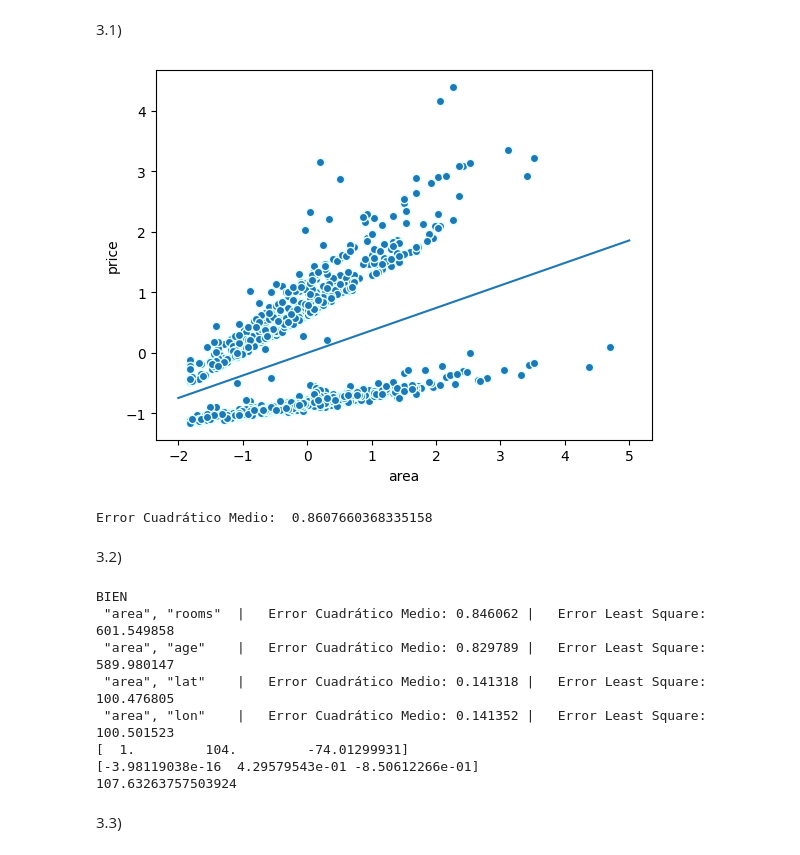
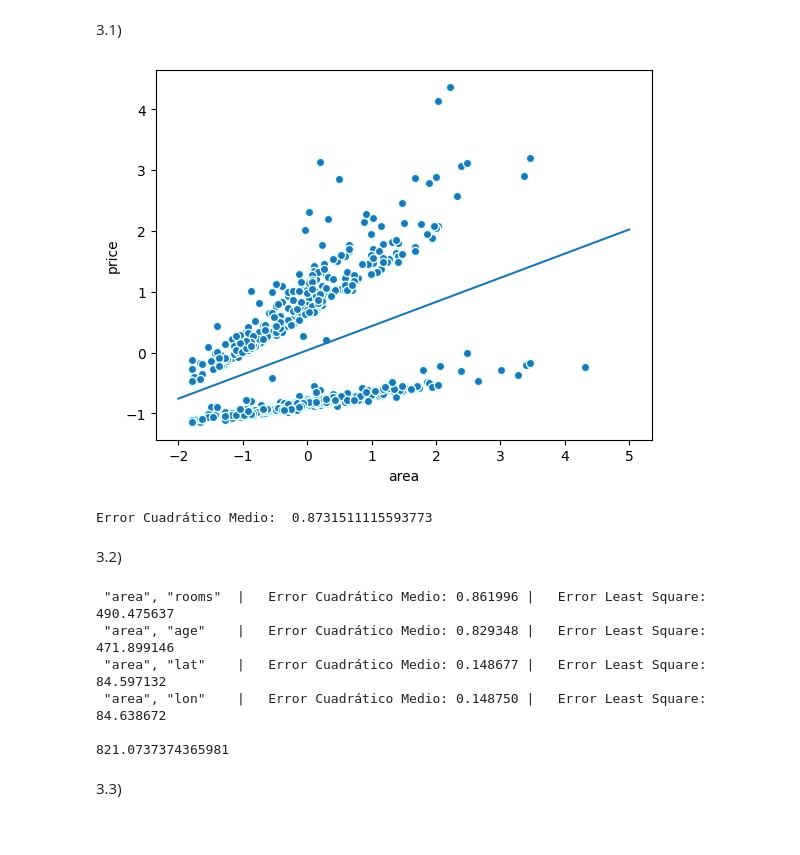
Before and after one commit to NazaGonella/TP01-machine-learning, a Jupyter notebook: Entrega_TP1.ipynb, the cells around one changed output. Drawn from its saved outputs; the diff is of its cells as text; code cells hidden in the pictures.

```diff
--- a/Entrega_TP1.ipynb
+++ b/Entrega_TP1.ipynb
@@ -137,11 +137,11 @@ En el gráfico anterior se observa una correlación entre el aumento del precio
 # %% [markdown]
 1.3) Utilizo un dataset normalizado
 # %%
-processed_data_normalized : data_handler.ProcessedData = data_handler.ProcessedData(correct_data_types=True, normalize=True, area_units='m2') # Contiene los datos normalizados, con los tipos corregidos, y unidades unificadas.
+processed_data_normalized_nona : data_handler.ProcessedData = data_handler.ProcessedData(correct_data_types=True, normalize=True, area_units='m2', remove_na_rows=True) # Contiene los datos normalizados, con los tipos corregidos, y unidades unificadas.
 
 train : pd.DataFrame
 validation : pd.DataFrame
-train, validation = data_handler.get_train_and_validation_sets(processed_data_normalized.casas_dev, train_fraction=0.8, seed=42)
+train, validation = data_handler.get_train_and_validation_sets(processed_data_normalized_nona.casas_dev, train_fraction=0.8, seed=42)
 
 print("Cantidad de muestras del set de entrenamiento: ", train.shape[0])
 print("Cantidad de muestras del set de validación:    ", validation.shape[0])
@@ -155,49 +154,55 @@ Cantidad de muestras del set de validación:     180
 # %% [markdown]
 3.1)
 # %%
-casas_dev : pd.DataFrame = processed_data_normalized.casas_dev
-
-lin : LinealReg = LinealReg(casas_dev['area'].to_numpy(), casas_dev['price'].to_numpy())
+lin : LinealReg = LinealReg(train['area'].to_numpy(), train['price'].to_numpy())
 lin.fit_pseudo_inverse()
 # lin.fit_gradient_descent(step_size=0.0000000005, tolerance=5000, max_number_of_steps=-1)
 
-plt.scatter(casas_dev['area'], casas_dev['price'], edgecolors='lightcyan')
+plt.scatter(train['area'], train['price'], edgecolors='lightcyan')
 plt.xlabel('area')
 plt.ylabel('price')
 
 x : np.ndarray = np.linspace(-2, 5, 100)
 y : list[float] = [lin.coef[0] + (lin.coef[1] * x) for x in x]
 plt.plot(x, y)
 
 plt.show()
 print("Error Cuadrático Medio: ", lin.error_cuadratico_medio())
 # %% [output]
-[figure, old version]
+[figure, new version]
-Error Cuadrático Medio:  0.8607660368335158
+Error Cuadrático Medio:  0.8731511115593773
 # %% [markdown]
 3.2)
 # %%
-processed_data_normalized_nona : data_handler.ProcessedData = data_handler.ProcessedData(correct_data_types=True, normalize=True, area_units='m2', remove_na_rows=True)
-casas_dev : pd.DataFrame = processed_data_normalized_nona.casas_dev
-
 lin : LinealReg
 for caract in ['rooms', 'age', 'lat', 'lon']:
-    lin : LinealReg = LinealReg(casas_dev[['area', caract]].to_numpy(), casas_dev['price'].to_numpy())
+    lin : LinealReg = LinealReg(train[['area', caract]].to_numpy(), train['price'].to_numpy())
     lin.fit_pseudo_inverse()
     print(f" \"area\", {f"\"{caract}\"":8}", f"|   Error Cuadrático Medio: {lin.error_cuadratico_medio():3f}", f"|   Error Least Square: {lin.error_least_squares_function():3f}")
 # print(processed_data_normalized_nona.vivienda_amanda)
-print(np.array([1, processed_data.vivienda_amanda.iloc[0]['area'], processed_data.vivienda_amanda.iloc[0]['lon']]))
-print(lin.coef)
-print(lin.coef @ np.array([1, processed_data.vivienda_amanda.iloc[0]['area'], processed_data.vivienda_amanda.iloc[0]['lon']]))
+# print(np.array([1, processed_data.vivienda_amanda.iloc[0]['area'], processed_data.vivienda_amanda.iloc[0]['lon']]))
+# print(lin.coef)
+print("")
+mean_casas_dev_area : pd.DataFrame = processed_data.casas_dev['area'].mean()
+std_casas_dev_area : pd.DataFrame = processed_data.casas_dev['area'].std()
+mean_casas_dev_lon : pd.DataFrame = processed_data.casas_dev['lon'].mean()
+std_casas_dev_lon : pd.DataFrame = processed_data.casas_dev['lon'].std()
+mean_casas_dev_price : pd.DataFrame = processed_data.casas_dev['price'].mean()
+std_casas_dev_price : pd.DataFrame = processed_data.casas_dev['price'].std()
+prediction_vivienda_amanda_normalized = lin.coef @ np.array(
+                    [1,
+                        (processed_data.vivienda_amanda.iloc[0]['area'] - mean_casas_dev_area) / std_casas_dev_area,
+                        (processed_data.vivienda_amanda.iloc[0]['lon'] - mean_casas_dev_lon) / std_casas_dev_lon
+                    ])
+prediction_vivienda_amanda = (prediction_vivienda_amanda_normalized * std_casas_dev_price) + mean_casas_dev_price
+print(prediction_vivienda_amanda)
 # %% [output]
-BIEN
- "area", "rooms"  |   Error Cuadrático Medio: 0.846062 |   Error Least Square: 601.549858
- "area", "age"    |   Error Cuadrático Medio: 0.829789 |   Error Least Square: 589.980147
- "area", "lat"    |   Error Cuadrático Medio: 0.141318 |   Error Least Square: 100.476805
- "area", "lon"    |   Error Cuadrático Medio: 0.141352 |   Error Least Square: 100.501523
-[  1.         104.         -74.01299931]
-[-3.98119038e-16  4.29579543e-01 -8.50612266e-01]
-107.63263757503924
+ "area", "rooms"  |   Error Cuadrático Medio: 0.861996 |   Error Least Square: 490.475637
+ "area", "age"    |   Error Cuadrático Medio: 0.829348 |   Error Least Square: 471.899146
+ "area", "lat"    |   Error Cuadrático Medio: 0.148677 |   Error Least Square: 84.597132
+ "area", "lon"    |   Error Cuadrático Medio: 0.148750 |   Error Least Square: 84.638672
+
+821.0737374365981
 # %% [markdown]
 3.3)
 # %%
```
Also changed, not shown: parts of 3 cells of this notebook, 1 other file.
